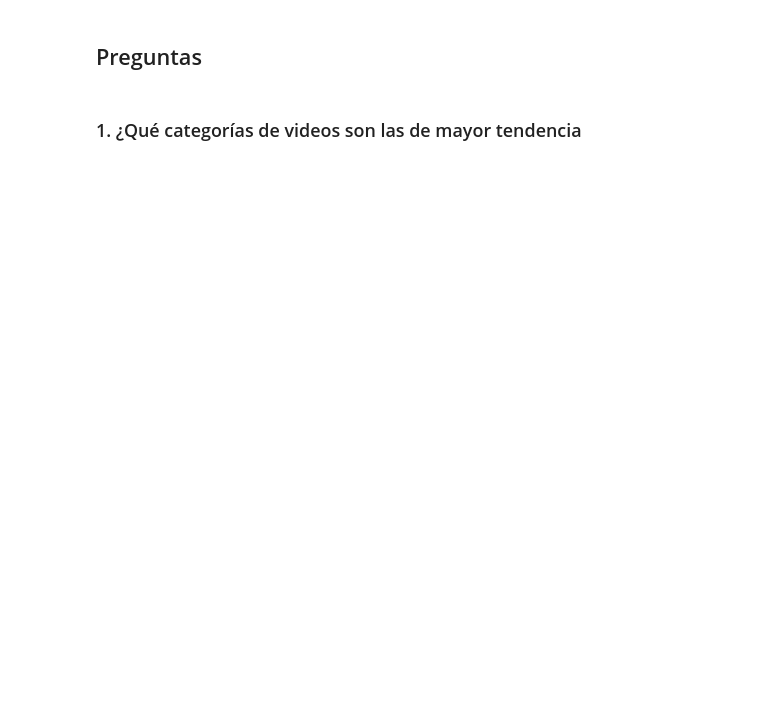
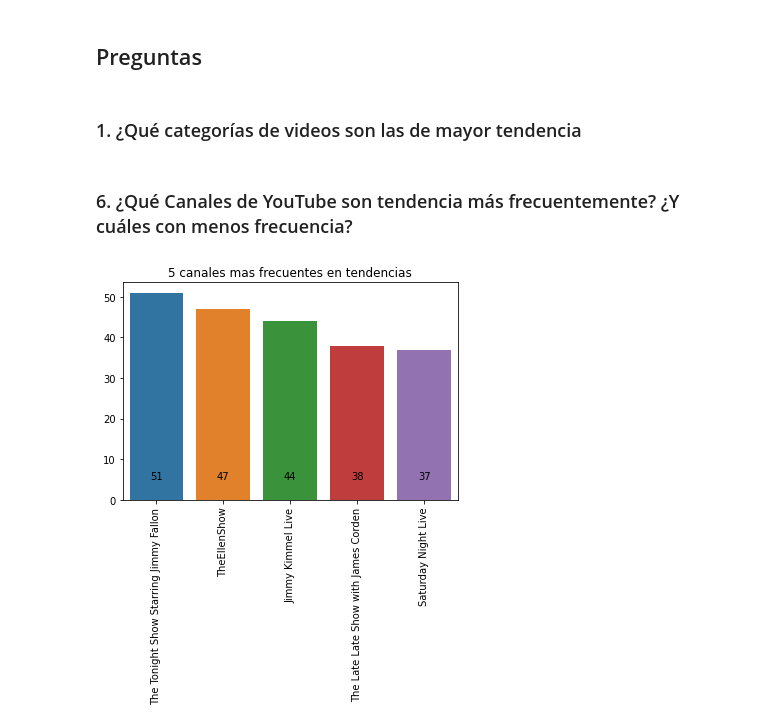
Before and after one commit to Jack-Cruz/EB-2021-1-CC51, a Jupyter notebook: code2/code.ipynb, the cells around one changed output. Drawn from its saved outputs; the diff is of its cells as text; code cells hidden in the pictures; blank space fills up the shorter version.

```diff
--- a/code2/code.ipynb
+++ b/code2/code.ipynb
@@ -258,3 +256,19 @@ video_level.head(10)
 ## Preguntas
 # %% [markdown]
 ### 1. ¿Qué categorías de videos son las de mayor tendencia
+# %% [markdown]
+### 6. ¿Qué Canales de YouTube son tendencia más frecuentemente? ¿Y cuáles con menos frecuencia?
+# %%
+tendency_count = video_level['channel_title'].value_counts()
+tendency_count_max = tendency_count[:5]
+g = sns.barplot(tendency_count_max.index,tendency_count_max.values)
+#print(tendency_count_max.values)
+i=0
+for val in tendency_count_max.values:
+    g.text(i,5,val,color='black', ha="center")
+    i+=1
+g.set_title('5 canales mas frecuentes en tendencias')
+plt.xticks(rotation=90)
+plt.show()
+# %% [output]
+[figure, added]
```
Also changed, not shown: parts of 16 cells of this notebook.
